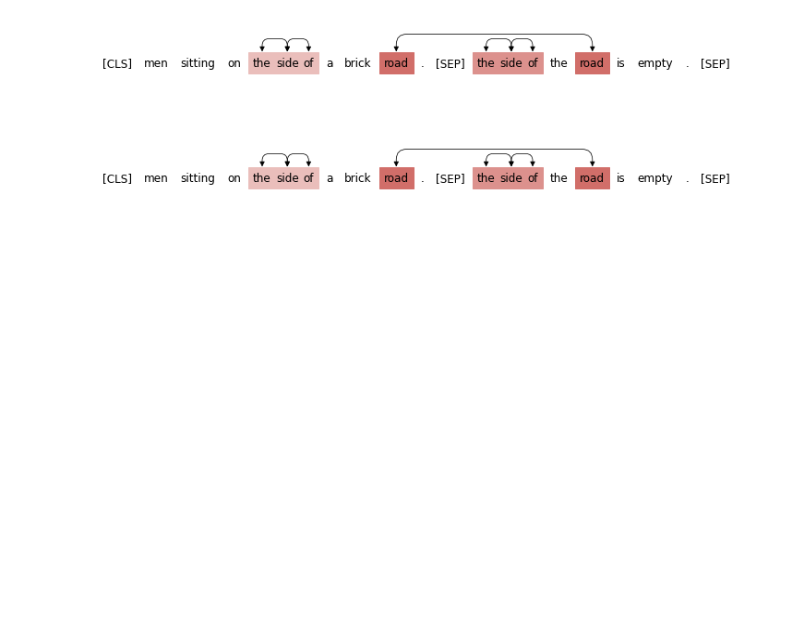
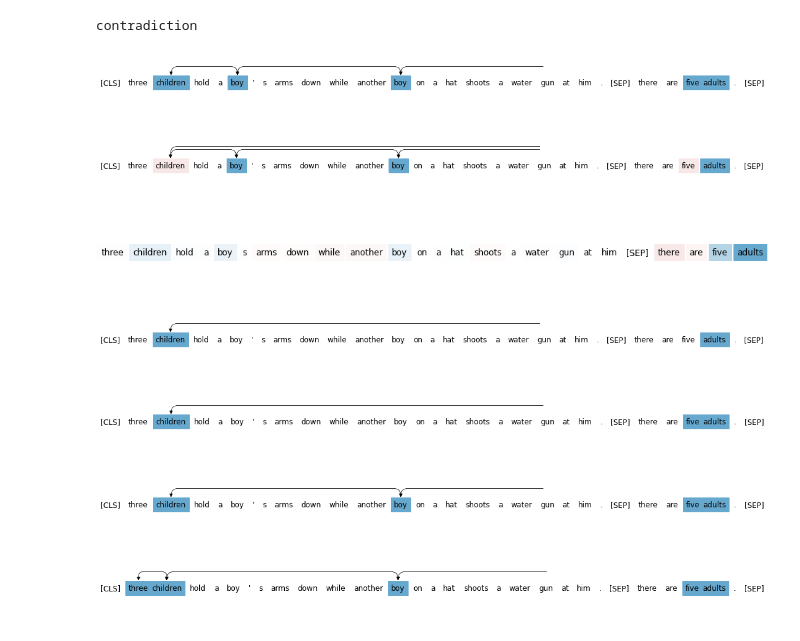
Before and after one commit to syncdoth/MAFIA-Explanation-NLI, a Jupyter notebook: notebooks/visualize_explanation.ipynb, the cells around one changed output. Saved outputs shown, nothing was run; the diff lists cells and outputs as text; code cells hidden in the pictures; blank space fills up the shorter version.

```diff
--- a/notebooks/visualize_explanation.ipynb
+++ b/notebooks/visualize_explanation.ipynb
@@ -68,12 +68,2 @@ def analyze_explanation(df, explanation, idx, topk=1, texts=None, gold_label=Non
     display(fig)
     plt.close()
-# %%
-explanation, tokens, pred = cross_arch.explain(*df.iloc[380][['Sentence1', 'Sentence2']].tolist())
-
-for i in range(len(tokens)):
-    explanation[(i,)] = 0
-
-viz_text(explanation, tokens)
-# %% [output]
-[figure, removed]
-[figure, removed]
@@ -80,3 +100,70 @@ viz_text(explanation, tokens)
+# %%
+# sents = df.iloc[761][['Sentence1', 'Sentence2']].tolist()
+# sents = df.iloc[631][['Sentence1', 'Sentence2']].tolist()
+sents = ['three children hold a boy\'s arms down while another boy on a hat shoots a water gun at him.', 'there are five adults.']
+# sents = ['that was an exceptionally funny movie.', "the movie was great."]
+target = None
+# target = arch.get_label_map()["contradiction"]
+explanation, tokens, pred = arch.explain(*sents, output_indices=target)
+explanation = {k: v for k, v in sorted(explanation.items(), key=lambda x: x[1], reverse=True)[:2]}
+print(arch.get_label_map(inv=True)[pred])
+for i in range(len(tokens)):
+    explanation[(i,)] = 0
+fig = viz_text(explanation, tokens)
+
+explanation, tokens, pred = cross_arch.explain(*sents, do_cross_merge=True, output_indices=target)
+explanation = {k: v for k, v in sorted(explanation.items(), key=lambda x: x[1], reverse=True)[:2]}
+for i in range(len(tokens)):
+    explanation[(i,)] = 0
+fig = viz_text(explanation, tokens)
+
+explanation, tokens, pred = lime.explain(*sents, mask_n=5000, output_indices=target)
+explanation = {k: v for k, v in sorted(explanation.items(), key=lambda x: x[1], reverse=True)[:None]}
+for i in range(len(tokens)):
+    if (i,) not in explanation:
+        explanation[(i,)] = 0
+fig = viz_text(explanation, tokens)
+
+explanation, tokens, pred = mask_explain.explain(*sents, interaction_order=(2,),
+                                                 mask_p=0.5, mask_n=5000, top_p=0.3,
+                                                 do_buildup=True, output_indices=target)
+explanation = {k: v for k, v in sorted(explanation.items(), key=lambda x: x[1], reverse=True)[:1]}
+for i in range(len(tokens)):
+    explanation[(i,)] = 0
+fig = viz_text(explanation, tokens)
+
+explanation, tokens, pred = mask_explain.explain(*sents, interaction_order=(3,),
+                                                 mask_p=0.5, mask_n=5000, top_p=0.3,
+                                                 do_buildup=True, output_indices=target)
+explanation = {k: v for k, v in sorted(explanation.items(), key=lambda x: x[1], reverse=True)[:1]}
+for i in range(len(tokens)):
+    explanation[(i,)] = 0
+fig = viz_text(explanation, tokens)
+
+explanation, tokens, pred = mask_explain.explain(*sents, interaction_order=(4,),
+                                                 mask_p=0.5, mask_n=5000, top_p=0.3,
+                                                 do_buildup=True, output_indices=target)
+explanation = {k: v for k, v in sorted(explanation.items(), key=lambda x: x[1], reverse=True)[:1]}
+for i in range(len(tokens)):
+    explanation[(i,)] = 0
+fig = viz_text(explanation, tokens)
+
+explanation, tokens, pred = mask_explain.explain(*sents, interaction_order=(5,),
+                                                 mask_p=0.5, mask_n=5000, top_p=0.3,
+                                                 do_buildup=True, output_indices=target)
+explanation = {k: v for k, v in sorted(explanation.items(), key=lambda x: x[1], reverse=True)[:1]}
+for i in range(len(tokens)):
+    explanation[(i,)] = 0
+fig = viz_text(explanation, tokens)
+# %% [output]
+contradiction
+[figure, added]
+[figure, added]
+[figure, added]
+[figure, added]
+[figure, added]
+[figure, added]
+[figure, added]
 # %%
 # failure
 # idx = 929  # entail
```
Also changed, not shown: parts of 10 cells of this notebook.
